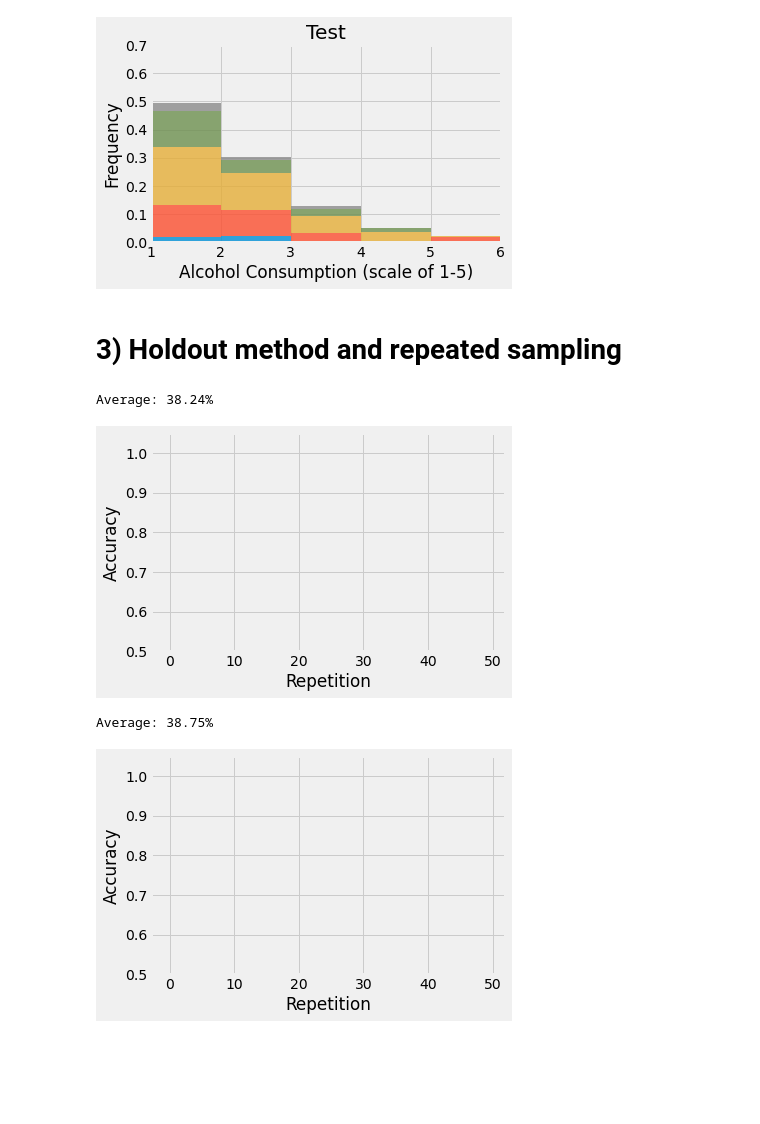
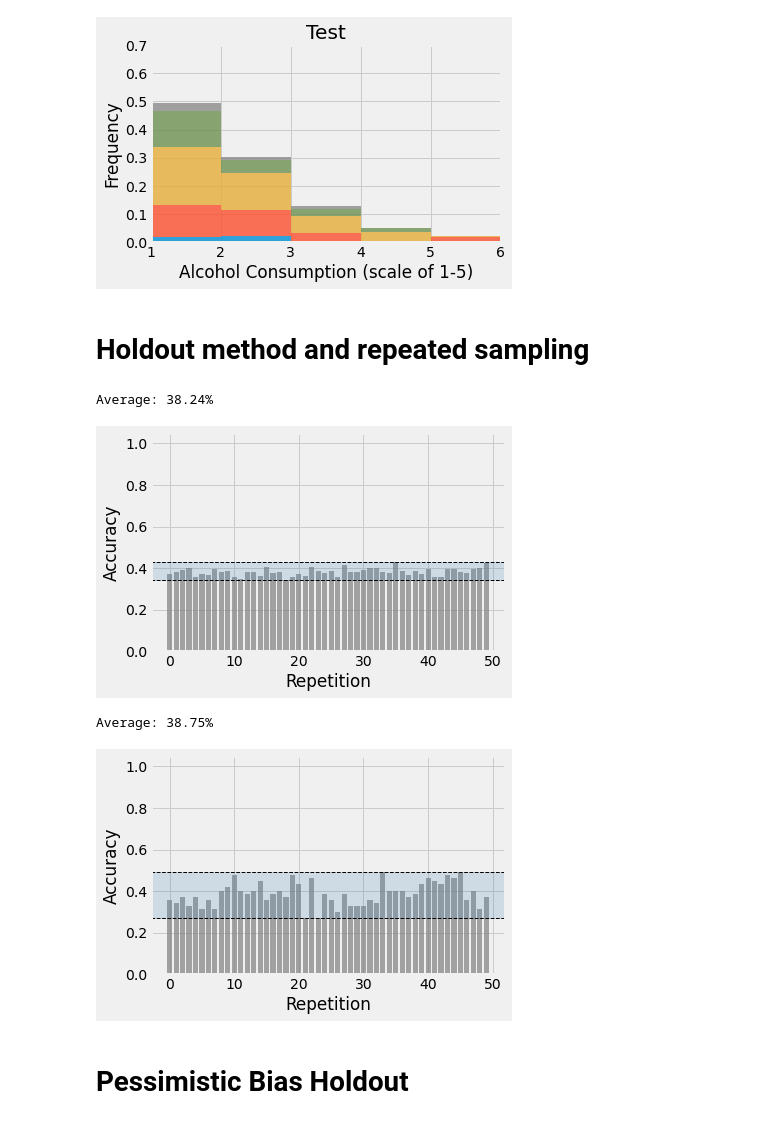
Before and after one commit to LuisTeran20/DataScienceProject, a Jupyter notebook: Project1_Part1_Group2/Project1_Part1_Group2.ipynb, the cells around one changed output. Drawn from its saved outputs; the diff is of its cells as text; code cells hidden in the pictures; blank space fills up the shorter version.

```diff
--- a/Project1_Part1_Group2/Project1_Part1_Group2.ipynb
+++ b/Project1_Part1_Group2/Project1_Part1_Group2.ipynb
@@ -291,7 +291,7 @@ with plt.style.context('fivethirtyeight'):
 [figure]
 [figure]
 # %% [markdown]
-# 3) Holdout method and repeated sampling
+#  Holdout method and repeated sampling
 # %%
 from mlxtend.data import iris_data
 from sklearn.model_selection import train_test_split
@@ -331,42 +331,44 @@ with plt.style.context(('fivethirtyeight')):
     plt.ylim([0, pred_2.max() + 0.1])
     plt.xlabel('Repetition')
     plt.ylabel('Accuracy')
-    plt.ylim([0.5, 1.05])
+    plt.ylim([0, 1.05])
     plt.tight_layout()
-    #plt.savefig('figures/model-eval-iris_0.svg')
+
     plt.show()
 # %% [output]
 Average: 38.24%
-[figure, old version]
+[figure, new version]
 # %%
 rng = np.random.RandomState(seed=12345)
 seeds = np.arange(10**5)
 rng.shuffle(seeds)
 seeds = seeds[:50]
 pred_2 = []
 for i in seeds:
     X_train, X_test, y_train, y_test = train_test_split(X, y,
     test_size=0.1,
     random_state=i,
     stratify=y)
     y_pred_i = clf_1.fit(X_train, y_train).predict(X_test)
     y_pred_i_acc = np.mean(y_test == y_pred_i)
     pred_2.append(y_pred_i_acc)
 pred_2 = np.asarray(pred_2)
 print('Average: %.2f%%' % (pred_2.mean()*100))
 with plt.style.context(('fivethirtyeight')):
     plt.bar(range(0, pred_2.shape[0]), pred_2, color='gray', alpha=0.7)
     plt.axhline(pred_2.max(), color='k', linewidth=1, linestyle='--')
     plt.axhline(pred_2.min(), color='k', linewidth=1, linestyle='--')
     plt.axhspan(pred_2.min(), pred_2.max(), alpha=0.2, color='steelblue')
     6
     plt.ylim([0, pred_2.max() + 0.1])
     plt.xlabel('Repetition')
     plt.ylabel('Accuracy')
-    plt.ylim(0.5, 1.05)
+    plt.ylim(0, 1.05)
     plt.tight_layout()
-    #plt.savefig('figures/model-eval-iris_0_2.svg')
+
     plt.show()
 # %% [output]
 Average: 38.75%
-[figure, old version]
+[figure, new version]
+# %% [markdown]
+# Pessimistic Bias Holdout
```
Also changed, not shown: parts of 18 cells of this notebook, 1 other file.
